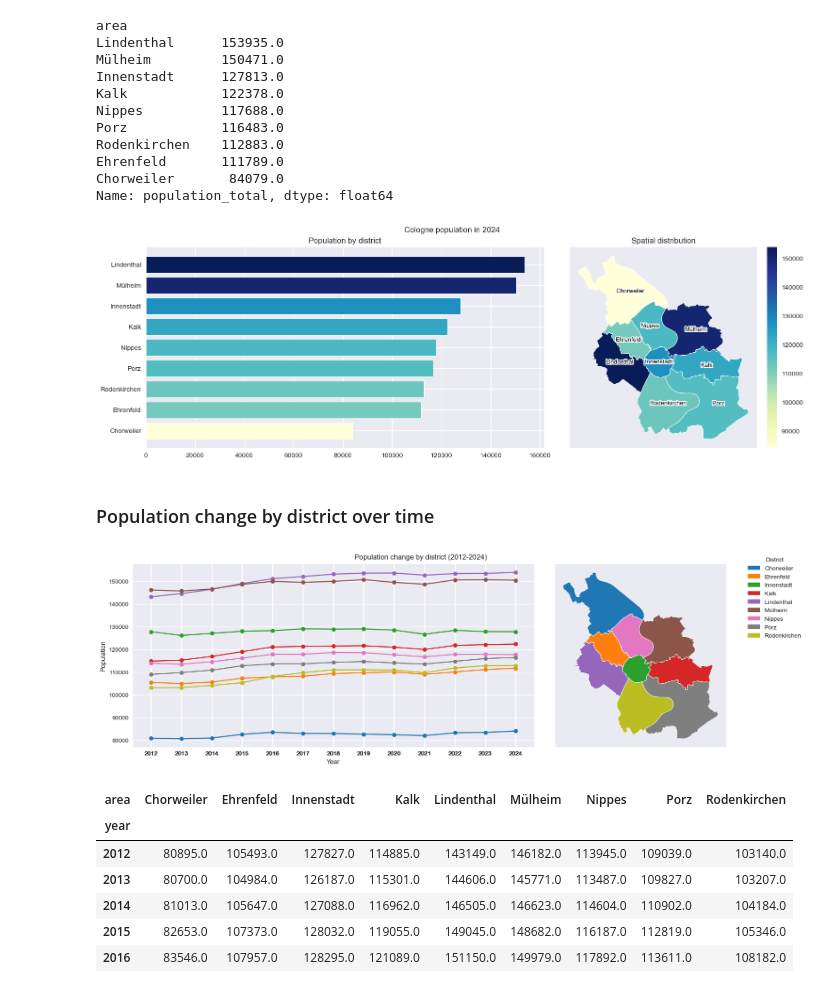
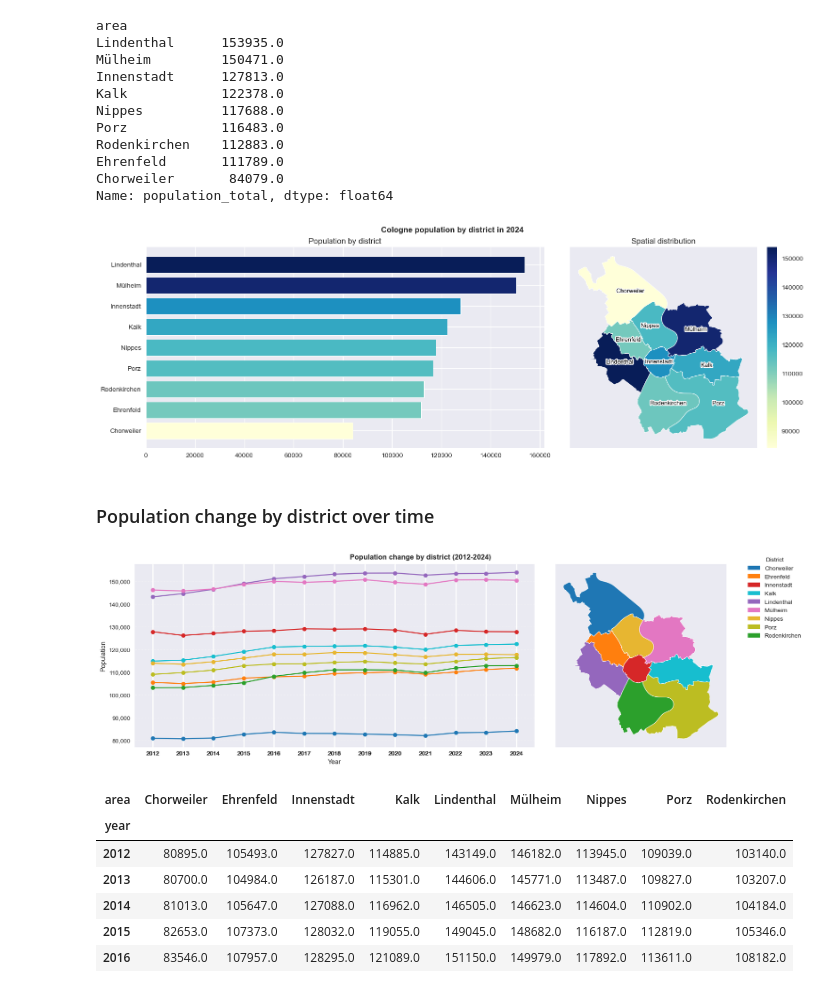
Before and after one commit to rosewiine/cologne-city-eda, a Jupyter notebook: notebooks/02_EDA.ipynb, the cells around one changed output. Saved outputs shown, nothing was run; the diff lists cells and outputs as text; code cells hidden in the pictures.

```diff
--- a/notebooks/02_EDA.ipynb
+++ b/notebooks/02_EDA.ipynb
@@ -306,17 +320,35 @@ for _, row in gdf_d_2024.iterrows():
 ax_map.set_title("Spatial distribution")
 ax_map.axis("off")
 
-fig.suptitle(f"Cologne population in {latest_year}")
+fig.suptitle(
+    f"Cologne population by district in {latest_year}",
+    weight='bold'
+    )
 
+plt.savefig("../reports/figures/cologne_population_by_district_2024.png", dpi=300, bbox_inches="tight")
 plt.show()
 # %% [output]
-[figure, old version]
+[figure, new version]
 # %% [markdown]
 ### Population change by district over time
 # %%
 df_temp = df_districts.groupby(['area', 'year'], as_index=False)['population_total'].sum()
-colors = plt.cm.tab10(range(len(df_temp['area'].unique())))
-color_map = {d: c for d, c in zip(df_temp['area'].unique(), colors)}
+# colors = plt.cm.tab10(range(len(df_temp['area'].unique())))
+# color_map = {d: c for d, c in zip(df_temp['area'].unique(), colors)}
+
+colors = [
+    "#1f77b4",
+    "#ff7f0e",
+    "#d62728",
+    "#17becf",
+    "#9467bd",
+    "#e377c2",
+    "#e7b631",
+    "#bcbd22",
+    "#2ca02c",
+]
+areas = df_temp['area'].unique()
+color_map = dict(zip(areas, colors))
 
 gdf_d['plot_color'] = gdf_d['name'].map(color_map)
 # %%
@@ -334,45 +366,62 @@ for area in df_temp['area'].unique():
 
 ax_plot.set_xticks(df_temp['year'])
 
+ax_plot.yaxis.set_major_formatter(
+    FuncFormatter(lambda x, pos: f"{int(x):,}")
+)
+
 ax_plot.set_xlabel("Year")
 ax_plot.set_ylabel("Population")
 # ax_plot.set_title("Population change")
+
+ax_plot.grid(axis='y', linestyle='--', alpha=0.3)
+ax_plot.spines['top'].set_visible(False)
+ax_plot.spines['right'].set_visible(False)
 
 ax_map.add_patch(
     plt.Rectangle(
         (0,0), 1, 1,
         facecolor="#EAEAF2",
         transform=ax_map.transAxes,
         zorder=-1)
     )
 
 gdf_d.plot(
     ax=ax_map,
     edgecolor='white',
     column='name',
     categorical=True,
     color=gdf_d['plot_color'],
     linewidth=0.7
     )
 
 # ax_map.set_title("Districts")
 
 ax_map.axis("off")
 
-fig.suptitle(f"Population change by district ({earliest_year}-{latest_year})")
+fig.suptitle(
+    f"Population change by district ({earliest_year}-{latest_year})",
+    weight='bold'
+    )
 
 handles = [mpatches.Patch(color=color_map[d], label=d) for d in df_temp['area'].unique()]
 
 fig.legend(
     handles=handles,
     title="District",
     bbox_to_anchor=(1, 1),
-    loc='upper left'
+    loc='upper left',
     )
 
+plt.savefig(
+    "../reports/figures/population_change_by_district.png",
+    dpi=300,
+    bbox_inches="tight"
+)
+
 plt.show()
 # %% [output]
-[figure, old version]
+[figure, new version]
 # %%
 # pivot1 = df_districts.pivot_table(
 #     index='year',
```
Also changed, not shown: parts of 12 cells of this notebook, 10 other files.
